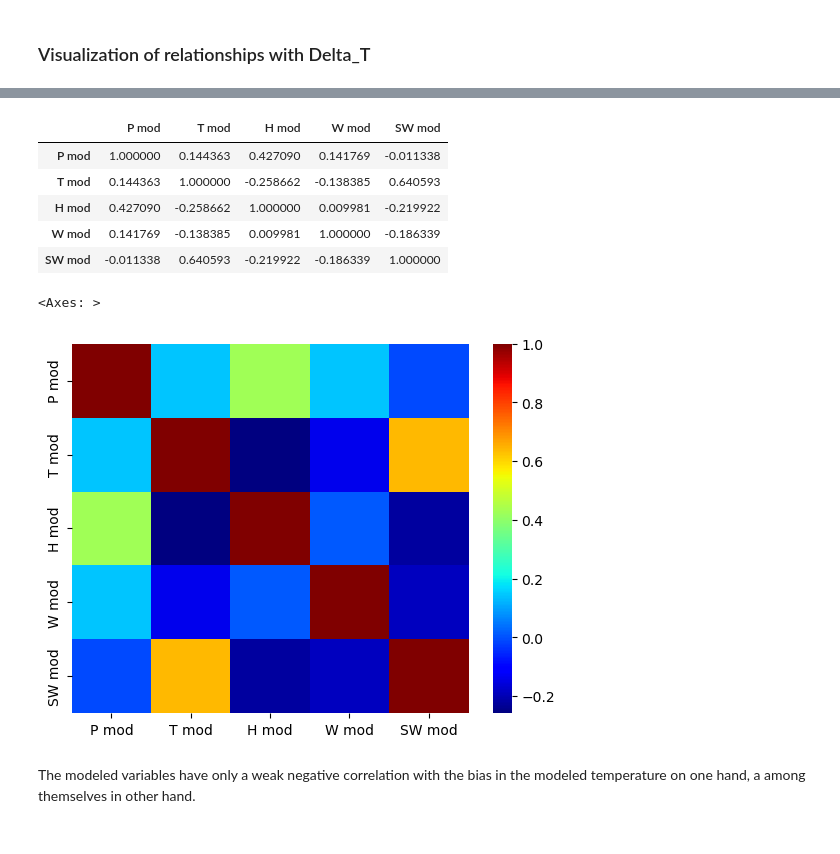
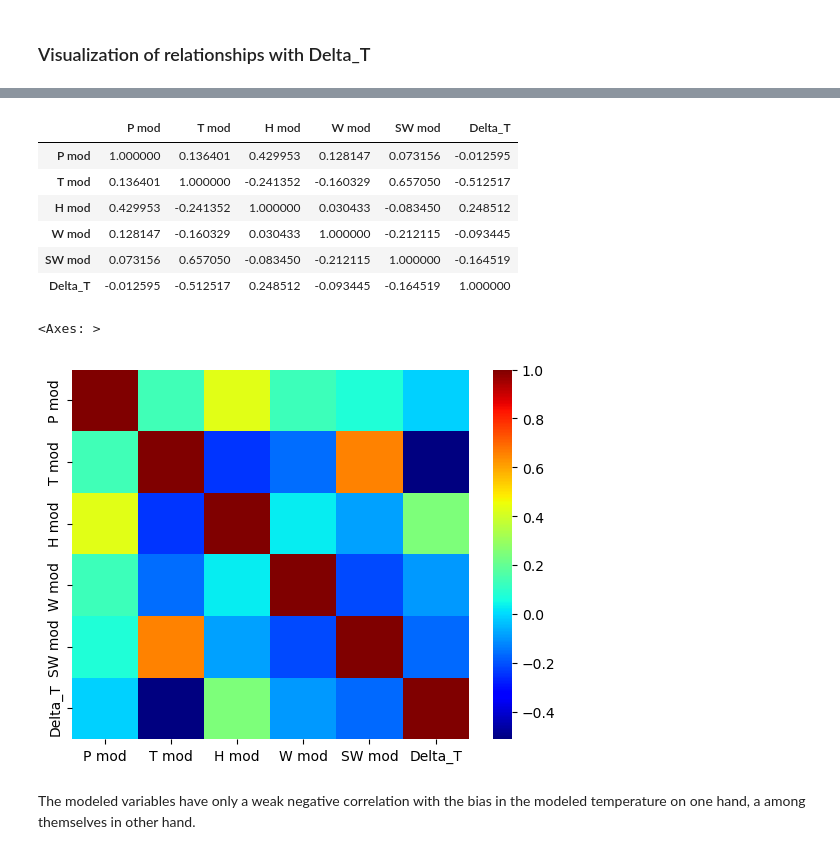
Before and after one commit to AIEnthousiast/Bias_Correction_Model, a Jupyter notebook: MasterNotebook.ipynb, the cells around one changed output, grey strips where cells are left out. Cells and saved outputs as stored; diff of their text form; code cells hidden in the pictures.

Commit message:
Filled Value by day

```diff
--- a/MasterNotebook.ipynb
+++ b/MasterNotebook.ipynb
@@ -112,0 +143,18 @@ Let us investigate this further.
+# %%
+import seaborn as sns
+import matplotlib.pyplot as plt
+targets = ["P","T","H","W","SW"]
+obs_targets = [t + " obs" for t in targets]
+mod_targets = [t +  " mod" for t in targets]
+
+plt.figure(figsize=(15,9))
+for idx in range(len(targets)):
+    ax = plt.subplot(len(targets), 1, idx + 1)
+    sns.lineplot(x=station_0_data_indexed_filled.index,
+             y=station_0_data_indexed_filled[obs_targets[idx]],ax = ax,label=f"{obs_targets[idx]}")
+    plt.xlim(station_0_data_augmented["full_date"].min(),station_0_data_augmented["full_date"].max())
+    sns.lineplot(x=station_0_data_augmented["full_date"],
+             y=station_0_data_augmented[mod_targets[idx]],ax = ax,label=f"{mod_targets[idx]}")
+
+    plt.tight_layout()
+plt.show()
@@ -158,7 +201,7 @@ One way to see clearer is to graph the trends of both the observed data and the
 from statsmodels.tsa.seasonal import seasonal_decompose
 
 
-data  = station_0_data_indexed[pd.isna(station_0_data_indexed["T obs"]) == False].loc[:,["T obs","T mod"]]
+data  = station_0_data_indexed_filled[pd.isna(station_0_data_indexed_filled["T obs"]) == False].loc[:,["T obs","T mod"]]
 cleaned_T_obs,cleaned_T_mod = data.loc[:,"T obs"], data.loc[:,"T mod"]
 decomposition = seasonal_decompose(cleaned_T_obs, model = "additive", period=365)
 
@@ -216,5 +259,5 @@ For starter, let's  exercise by constructing a function correcting the temperatu
 ### Computing residuals
 # %%
 for idx in range(len(targets)):
-    station_0_data_indexed[f"Delta_{targets[idx]}"] = station_0_data_indexed[obs_targets[idx]] - station_0_data_indexed[mod_targets[idx]]
+    station_0_data_indexed_filled[f"Delta_{targets[idx]}"] = station_0_data_indexed_filled[obs_targets[idx]] - station_0_data_indexed_filled[mod_targets[idx]]
 # %%
@@ -237,7 +280,7 @@ station_0_data_indexed.head(-5)
 # %% [markdown]
 ### Visualization of relationships with Delta_T
 # %%
-data  = station_0_data_indexed[pd.isna(station_0_data_indexed["Delta_T"]) == False]
+data  = station_0_data_indexed_filled[pd.isna(station_0_data_indexed_filled["Delta_T"]) == False]
 # %%
 data["season"]
 # %% [output]
@@ -260,19 +303,20 @@ features = mod_targets + ["season"]
 predictive_data = data[features + ["Delta_T"]]
 # %%
 numerical_features = [feature for feature in features if "mod" in feature]
-predictive_data[numerical_features].corr()
+predictive_data[numerical_features + ["Delta_T"]].corr()
 # %% [output]
-|  | P mod | T mod | H mod | W mod | SW mod |
-| P mod | 1.000000 | 0.144363 | 0.427090 | 0.141769 | -0.011338 |
-| T mod | 0.144363 | 1.000000 | -0.258662 | -0.138385 | 0.640593 |
-| H mod | 0.427090 | -0.258662 | 1.000000 | 0.009981 | -0.219922 |
-| W mod | 0.141769 | -0.138385 | 0.009981 | 1.000000 | -0.186339 |
-| SW mod | -0.011338 | 0.640593 | -0.219922 | -0.186339 | 1.000000 |
+|  | P mod | T mod | H mod | W mod | SW mod | Delta_T |
+| P mod | 1.000000 | 0.136401 | 0.429953 | 0.128147 | 0.073156 | -0.012595 |
+| T mod | 0.136401 | 1.000000 | -0.241352 | -0.160329 | 0.657050 | -0.512517 |
+| H mod | 0.429953 | -0.241352 | 1.000000 | 0.030433 | -0.083450 | 0.248512 |
+| W mod | 0.128147 | -0.160329 | 0.030433 | 1.000000 | -0.212115 | -0.093445 |
+| SW mod | 0.073156 | 0.657050 | -0.083450 | -0.212115 | 1.000000 | -0.164519 |
+| Delta_T | -0.012595 | -0.512517 | 0.248512 | -0.093445 | -0.164519 | 1.000000 |
 # %%
-sns.heatmap(predictive_data[numerical_features].corr(),cmap="jet")
+sns.heatmap(predictive_data[numerical_features + ["Delta_T"]].corr(),cmap="jet")
 # %% [output]
 <Axes: >
-[figure, old version]
+[figure, new version]
 # %% [markdown]
 The modeled variables have only  a  weak negative correlation with the bias in the modeled temperature on one hand, a among themselves in other hand.
 # %%
```
Also changed, not shown: parts of 24 cells of this notebook, 2 other files.
